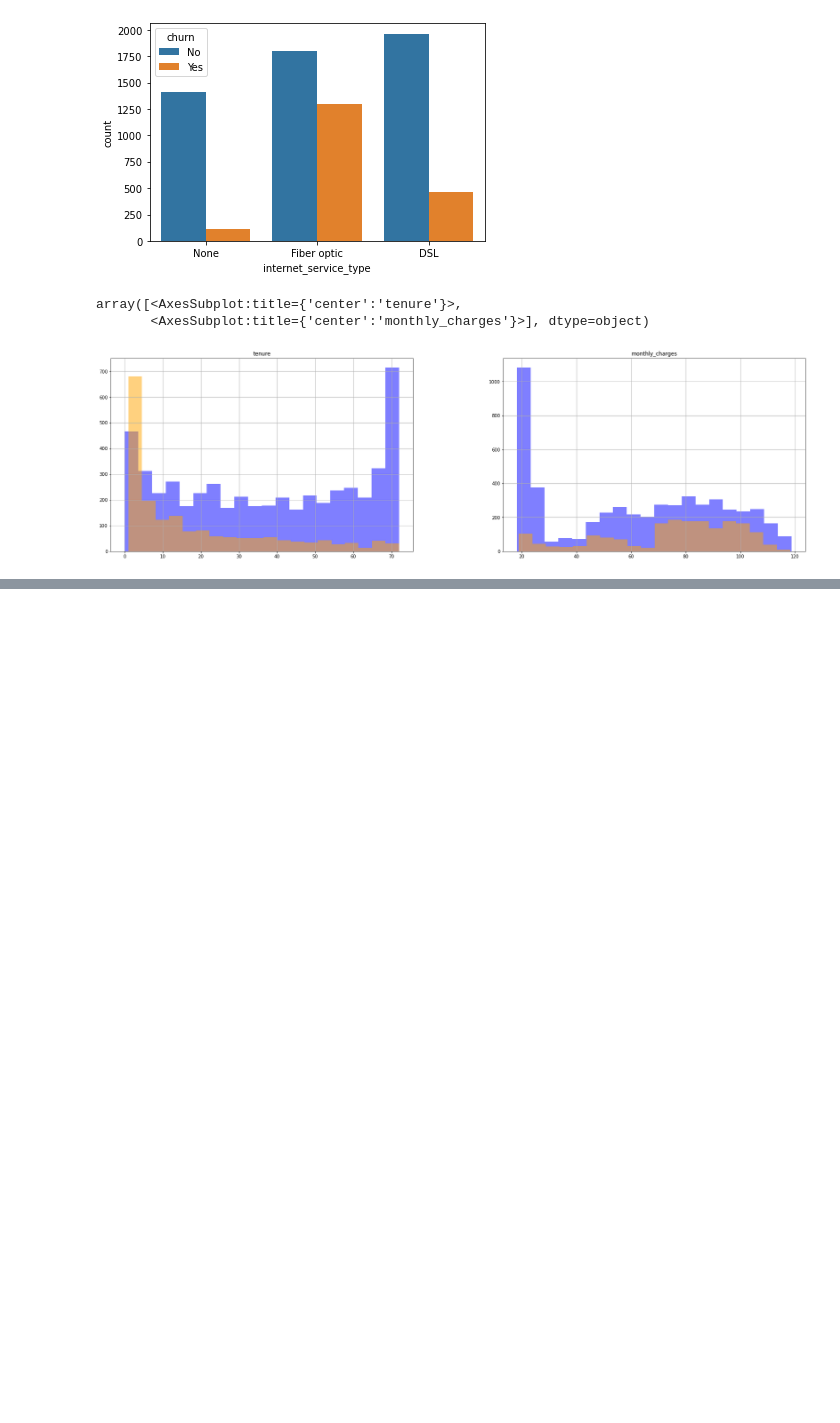
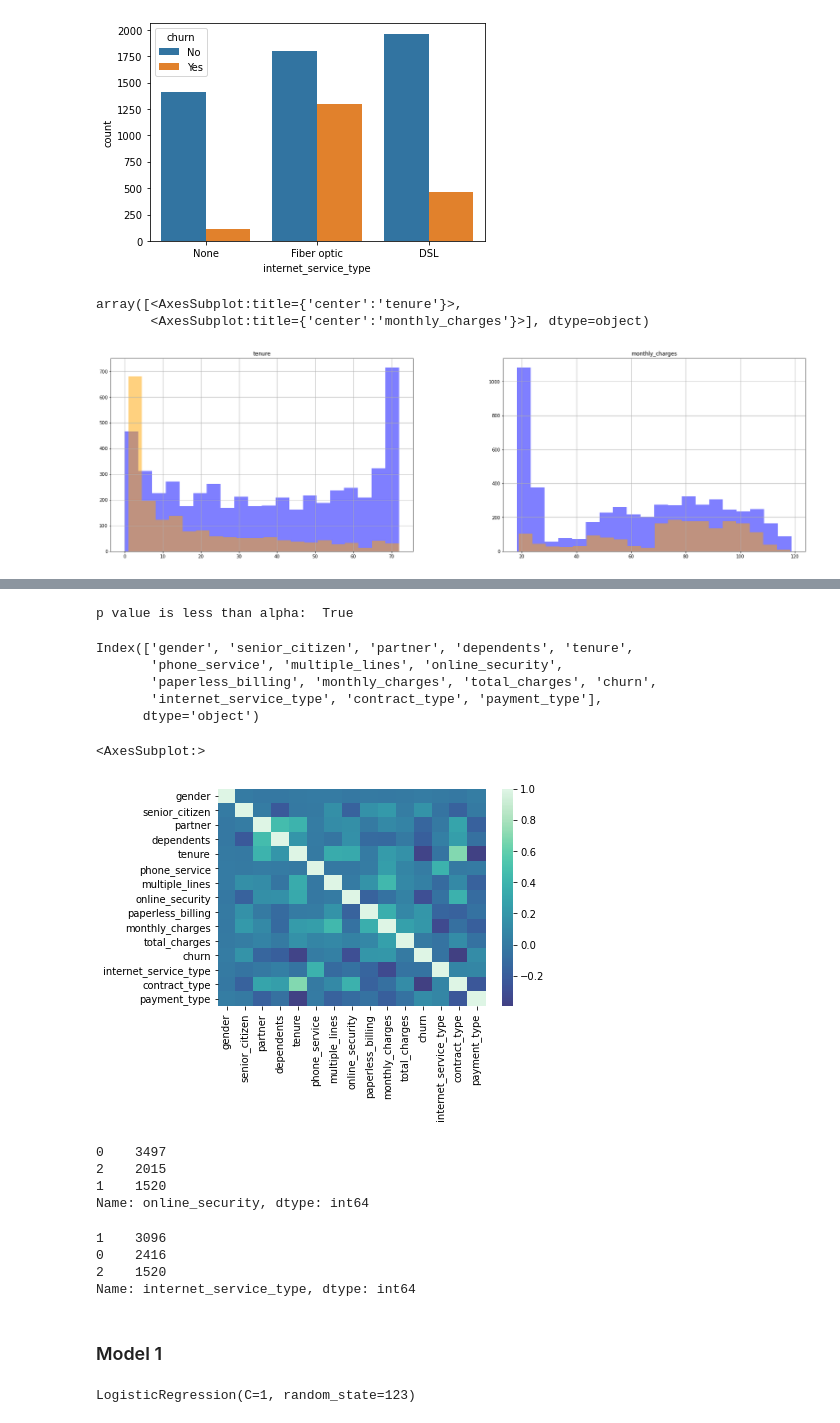
Before and after one commit to Joshua-C-Bryant/telco_churn_project, a Jupyter notebook: exploratory_workbook.ipynb, the cells around one changed output, grey strips where cells are left out. Cells and saved outputs as stored; diff of their text form; code cells hidden in the pictures; blank space fills up the shorter version.

```diff
--- a/exploratory_workbook.ipynb
+++ b/exploratory_workbook.ipynb
@@ -67,0 +83,4 @@ array([<AxesSubplot:title={'center':'tenure'}>,
+# %%
+# Drop empty total row charges
+
+df.drop(df[df['total_charges'].str.contains(" ")].index, inplace = True)
@@ -67,0 +98,7 @@ array([<AxesSubplot:title={'center':'tenure'}>,
+# %%
+# Convert non-numeric columns to numeric
+
+for column in df.columns:
+    if df[column].dtype == np.number:
+        continue
+    df[column] = LabelEncoder().fit_transform(df[column])
@@ -67,0 +144,19 @@ array([<AxesSubplot:title={'center':'tenure'}>,
+# %%
+def train_validate_test_split(df, target, seed=123):
+    '''
+    This function takes in a dataframe, the name of the target variable
+    (for stratification purposes), and an integer for a setting a seed
+    and splits the data into train, validate and test.
+    Test is 20% of the original dataset, validate is .30*.80= 24% of the
+    original dataset, and train is .70*.80= 56% of the original dataset.
+    The function returns, in this order, train, validate and test dataframes.
+    '''
+    train_validate, test = train_test_split(df, test_size=0.2,
+                                            random_state=seed,
+                                            stratify=df[target])
+    train, validate = train_test_split(train_validate, test_size=0.3,
+                                       random_state=seed,
+                                       stratify=train_validate[target])
+    return train, validate, test
+# %%
+train, validate, test = train_validate_test_split(df, target='churn', seed=123)
@@ -67,0 +194,43 @@ array([<AxesSubplot:title={'center':'tenure'}>,
+# %%
+observed = pd.crosstab(train.churn, train.internet_service_type)
+chi2, p, degf, expected = stats.chi2_contingency(observed)
+
+print(f"p value is less than alpha:  {p < alpha}")
+# %% [output]
+p value is less than alpha:  True
+# %%
+train.columns
+# %% [output]
+Index(['gender', 'senior_citizen', 'partner', 'dependents', 'tenure',
+       'phone_service', 'multiple_lines', 'online_security',
+       'paperless_billing', 'monthly_charges', 'total_charges', 'churn',
+       'internet_service_type', 'contract_type', 'payment_type'],
+      dtype='object')
+# %%
+sns.heatmap(train.corr(), cmap='mako', center=0)
+# %% [output]
+<AxesSubplot:>
+[figure, added]
+# %%
+df.online_security.value_counts()
+# %% [output]
+0    3497
+2    2015
+1    1520
+Name: online_security, dtype: int64
+# %%
+df.internet_service_type.value_counts()
+# %% [output]
+1    3096
+0    2416
+2    1520
+Name: internet_service_type, dtype: int64
+# %% [markdown]
+### Model 1
+# %%
+# Create model
+logit = LogisticRegression(C=1, random_state=123)
+# Train model
+logit.fit(X_train, y_train)
+# %% [output]
+LogisticRegression(C=1, random_state=123)
```
Also changed, not shown: parts of 43 cells of this notebook.
